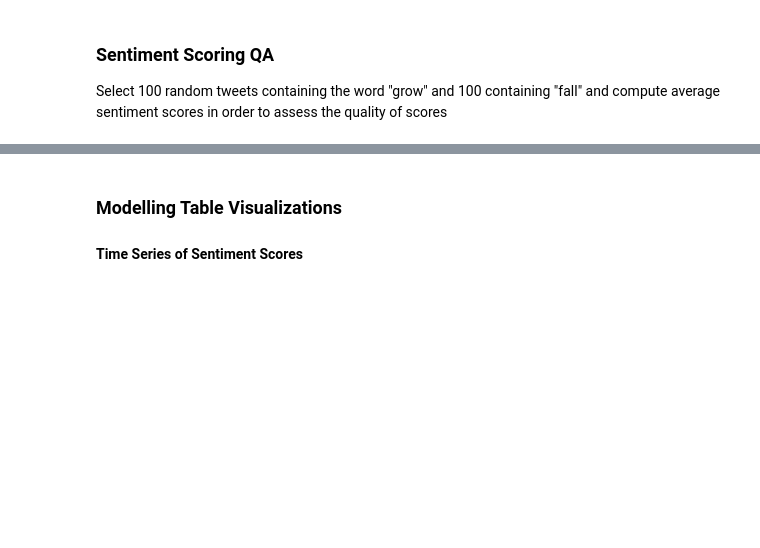
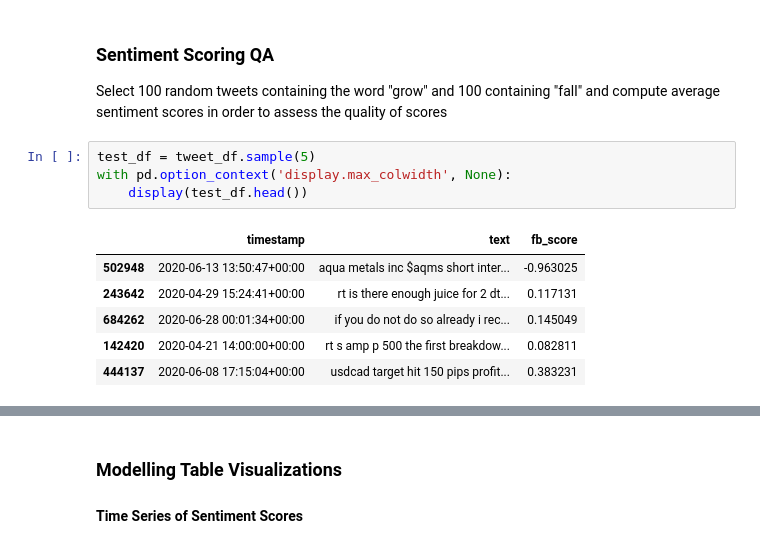
Before and after one commit to JakeCallcut/market-sector-sentiment-model, a Jupyter notebook: notebooks/EDA.ipynb, the cells around one changed output, grey strips where cells are left out. Drawn from its saved outputs; the diff is of its cells as text; blank space fills up the shorter version.

```diff
--- a/notebooks/EDA.ipynb
+++ b/notebooks/EDA.ipynb
@@ -38,4 +40,15 @@ display(pd.concat([raw_df[["text"]].head(), tweet_df[["text"]].head()]))
 # %% [markdown]
 ### Sentiment Scoring QA
 Select 100 random tweets containing the word "grow" and 100 containing "fall" and compute average sentiment scores in order to assess the quality of scores
+# %%
+test_df = tweet_df.sample(5)
+with pd.option_context('display.max_colwidth', None):
+    display(test_df.head())
+# %% [output]
+|  | timestamp | text | fb_score |
+| 502948 | 2020-06-13 13:50:47+00:00 | aqua metals inc $aqms short inter... | -0.963025 |
+| 243642 | 2020-04-29 15:24:41+00:00 | rt is there enough juice for 2 dt... | 0.117131 |
+| 684262 | 2020-06-28 00:01:34+00:00 | if you do not do so already i rec... | 0.145049 |
+| 142420 | 2020-04-21 14:00:00+00:00 | rt s amp p 500 the first breakdow... | 0.082811 |
+| 444137 | 2020-06-08 17:15:04+00:00 | usdcad target hit 150 pips profit... | 0.383231 |
 # %%
```
Also changed, not shown: parts of 5 cells of this notebook, 2 other files.
